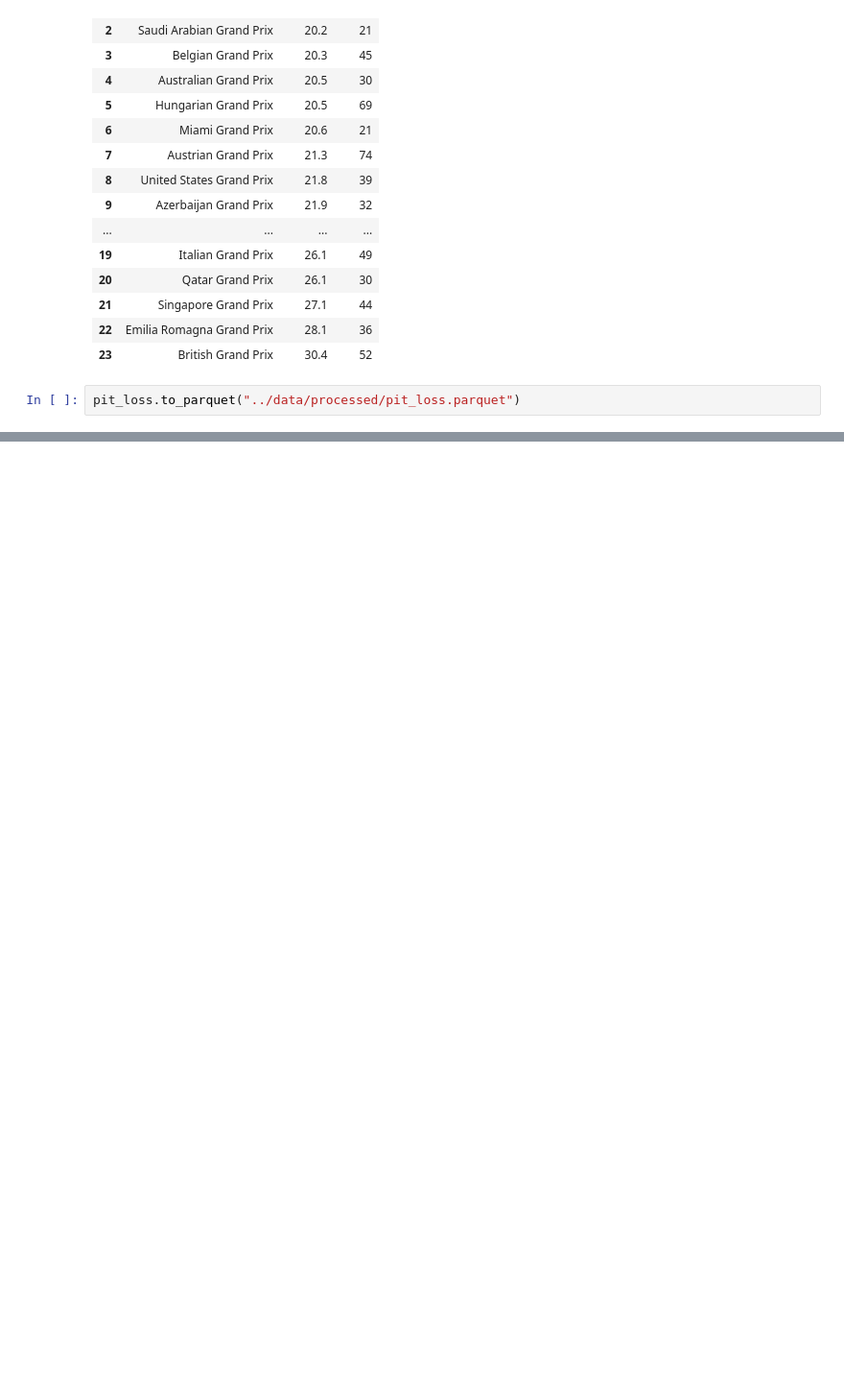
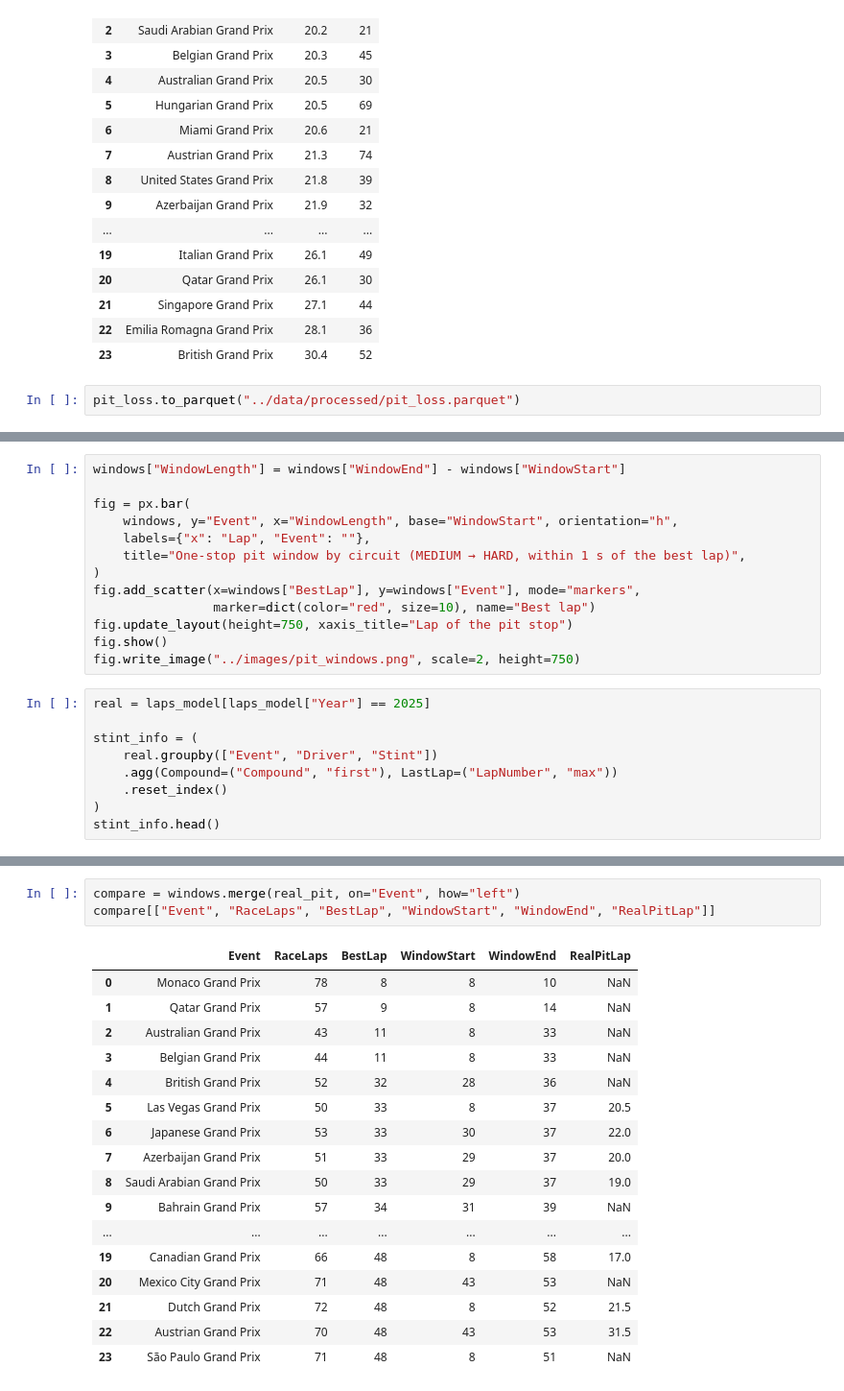
Before and after one commit to Vlvasile/f1-pit-strategy, a Jupyter notebook: notebooks/05_model.ipynb, the cells around one changed output, grey strips where cells are left out. Shown at 96% size. Drawn from its saved outputs; the diff is of its cells as text; blank space fills up the shorter version.

```diff
--- a/notebooks/05_model.ipynb
+++ b/notebooks/05_model.ipynb
@@ -383,0 +507,22 @@ pit_loss.to_parquet("../data/processed/pit_loss.parquet")
+# %%
+windows["WindowLength"] = windows["WindowEnd"] - windows["WindowStart"]
+
+fig = px.bar(
+    windows, y="Event", x="WindowLength", base="WindowStart", orientation="h",
+    labels={"x": "Lap", "Event": ""},
+    title="One-stop pit window by circuit (MEDIUM → HARD, within 1 s of the best lap)",
+)
+fig.add_scatter(x=windows["BestLap"], y=windows["Event"], mode="markers",
+                marker=dict(color="red", size=10), name="Best lap")
+fig.update_layout(height=750, xaxis_title="Lap of the pit stop")
+fig.show()
+fig.write_image("../images/pit_windows.png", scale=2, height=750)
+# %%
+real = laps_model[laps_model["Year"] == 2025]
+
+stint_info = (
+    real.groupby(["Event", "Driver", "Stint"])
+    .agg(Compound=("Compound", "first"), LastLap=("LapNumber", "max"))
+    .reset_index()
+)
+stint_info.head()
@@ -383,0 +567,21 @@ pit_loss.to_parquet("../data/processed/pit_loss.parquet")
+# %%
+compare = windows.merge(real_pit, on="Event", how="left")
+compare[["Event", "RaceLaps", "BestLap", "WindowStart", "WindowEnd", "RealPitLap"]]
+# %% [output]
+|  | Event | RaceLaps | BestLap | WindowStart | WindowEnd | RealPitLap |
+| 0 | Monaco Grand Prix | 78 | 8 | 8 | 10 | NaN |
+| 1 | Qatar Grand Prix | 57 | 9 | 8 | 14 | NaN |
+| 2 | Australian Grand Prix | 43 | 11 | 8 | 33 | NaN |
+| 3 | Belgian Grand Prix | 44 | 11 | 8 | 33 | NaN |
+| 4 | British Grand Prix | 52 | 32 | 28 | 36 | NaN |
+| 5 | Las Vegas Grand Prix | 50 | 33 | 8 | 37 | 20.5 |
+| 6 | Japanese Grand Prix | 53 | 33 | 30 | 37 | 22.0 |
+| 7 | Azerbaijan Grand Prix | 51 | 33 | 29 | 37 | 20.0 |
+| 8 | Saudi Arabian Grand Prix | 50 | 33 | 29 | 37 | 19.0 |
+| 9 | Bahrain Grand Prix | 57 | 34 | 31 | 39 | NaN |
+| ... | ... | ... | ... | ... | ... | ... |
+| 19 | Canadian Grand Prix | 66 | 48 | 8 | 58 | 17.0 |
+| 20 | Mexico City Grand Prix | 71 | 48 | 43 | 53 | NaN |
+| 21 | Dutch Grand Prix | 72 | 48 | 8 | 52 | 21.5 |
+| 22 | Austrian Grand Prix | 70 | 48 | 43 | 53 | 31.5 |
+| 23 | São Paulo Grand Prix | 71 | 48 | 8 | 51 | NaN |
```
Also changed, not shown: parts of 25 cells of this notebook, 2 other files.
